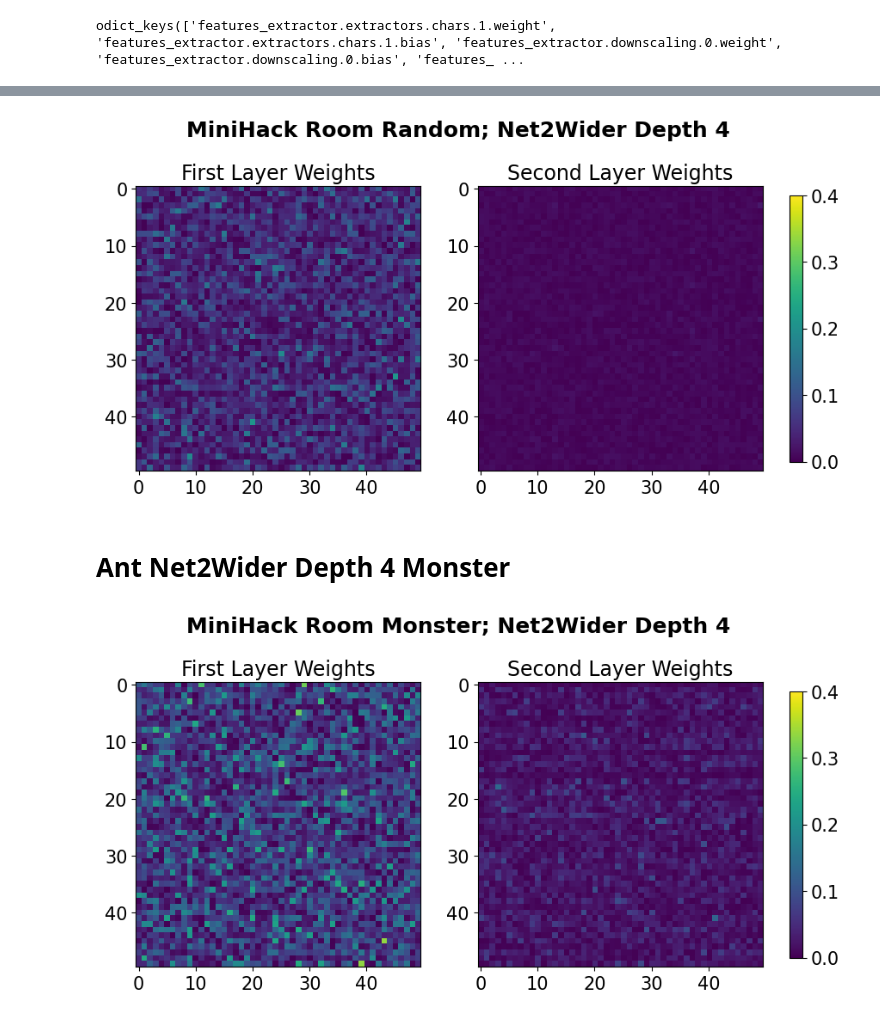
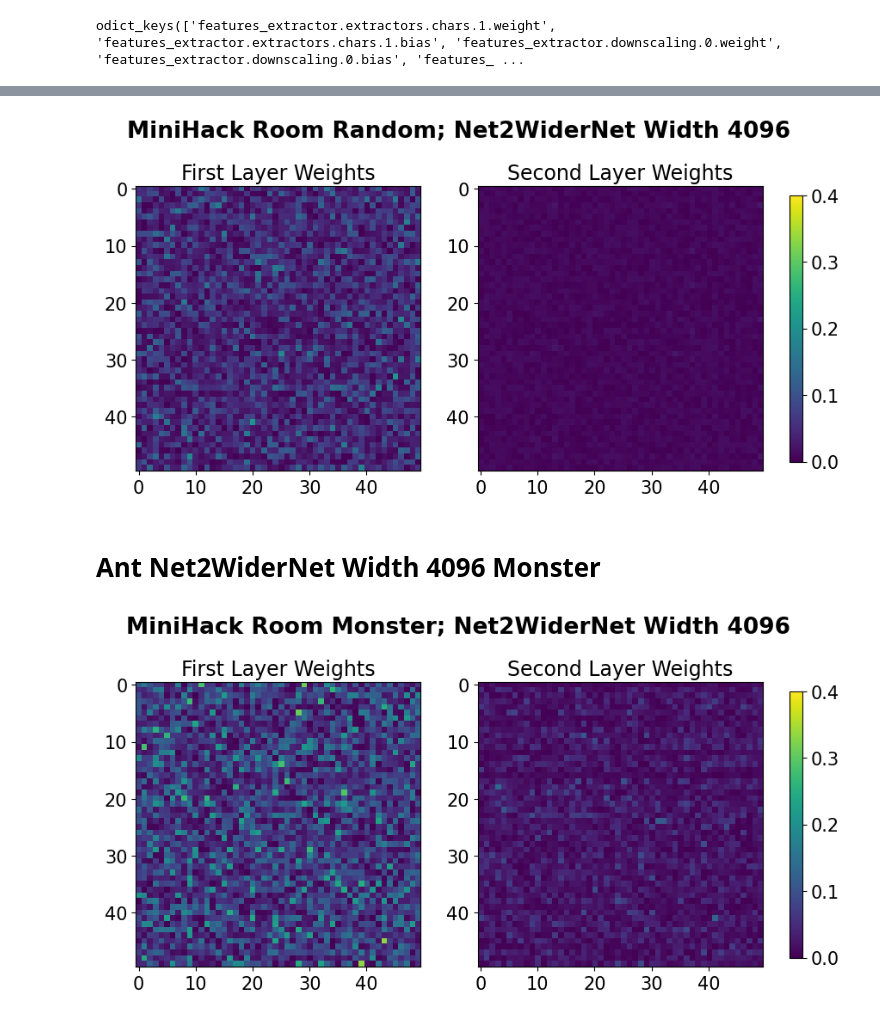
Before and after one commit to automl/GrowNN, a Jupyter notebook: plotting/network_weights/minihack/net2wider/visualize_net2deeper_ant.ipynb, the cells around one changed output, grey strips where cells are left out. Drawn from its saved outputs; the diff is of its cells as text; code cells hidden in the pictures.

```diff
--- a/plotting/network_weights/minihack/net2wider/visualize_net2deeper_ant.ipynb
+++ b/plotting/network_weights/minihack/net2wider/visualize_net2deeper_ant.ipynb
@@ -111,12 +111,12 @@ im2 = axs[1].imshow(second_layer_weights, cmap='viridis', vmin=0, vmax=0.4)
 axs[1].set_title('Second Layer Weights', fontsize=17)
 # Last layer weights
 fig.colorbar(im2, ax=axs, orientation='vertical', fraction=0.02, pad=0.04)
-plt.suptitle('MiniHack Room Random; Net2Wider Depth 4', fontsize=19, fontweight='bold')
+plt.suptitle('MiniHack Room Random; Net2WiderNet Width 4096', fontsize=19, fontweight='bold')
 plt.savefig('plotting/network_weights/minihack/net2wider/random_4.png', bbox_inches='tight')
 # %% [output]
-[figure, old version]
+[figure, new version]
 # %% [markdown]
-# Ant Net2Wider Depth 4 Monster
+# Ant Net2WiderNet Width 4096 Monster
 # %%
 base_path = "fehring_growing_nn_new_seeded/net2wider_budget200/7/(128, 0.2, None, 0.006015388281913361, 0.95, 0.0002508161420145244, 0.5, 5, 2048, False, 0.5, 512, 2, 512, 2)/4/0/model.zip"
 data, params, pytorch_variables = load_from_zip_file(base_path)
@@ -131,14 +131,14 @@ second_layer_weights = second_layer_weights[:50, :50]
 # %%
 fig, axs = plt.subplots(1,2, figsize=(10, 5))
 # First layer weights
 axs[0].imshow(first_layer_weights, cmap='viridis', vmin=0, vmax=0.4)
 axs[0].set_title('First Layer Weights', fontsize=17)
 # Second layer weights
 im2 = axs[1].imshow(second_layer_weights, cmap='viridis', vmin=0, vmax=0.4)
 axs[1].set_title('Second Layer Weights', fontsize=17)
 # Last layer weights
 fig.colorbar(im2, ax=axs, orientation='vertical', fraction=0.02, pad=0.04)
-plt.suptitle('MiniHack Room Monster; Net2Wider Depth 4', fontsize=19, fontweight='bold')
+plt.suptitle('MiniHack Room Monster; Net2WiderNet Width 4096', fontsize=19, fontweight='bold')
 plt.savefig('plotting/network_weights/minihack/net2wider/monster_4.png', bbox_inches='tight')
 # %% [output]
-[figure, old version]
+[figure, new version]
```
Also changed, not shown: parts of 4 cells of this notebook, 4 other files.
